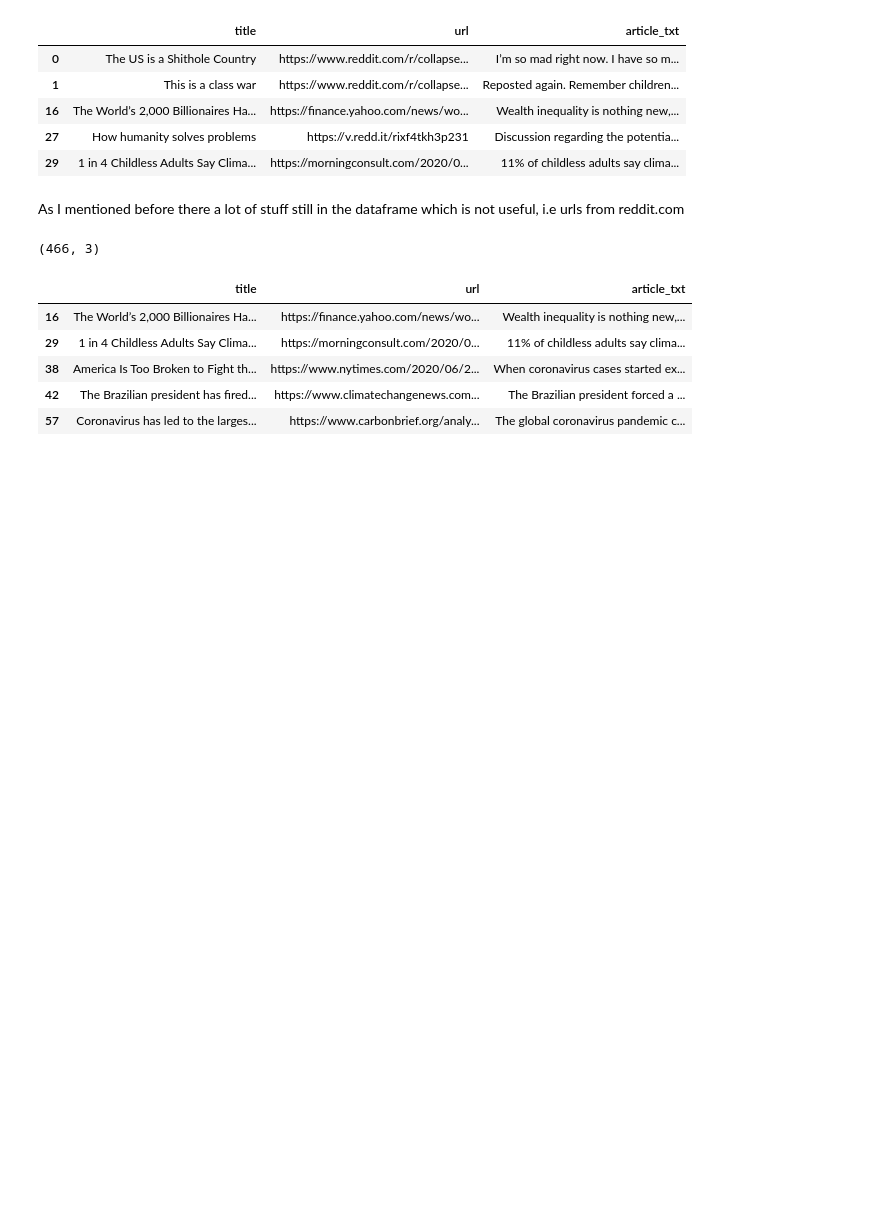
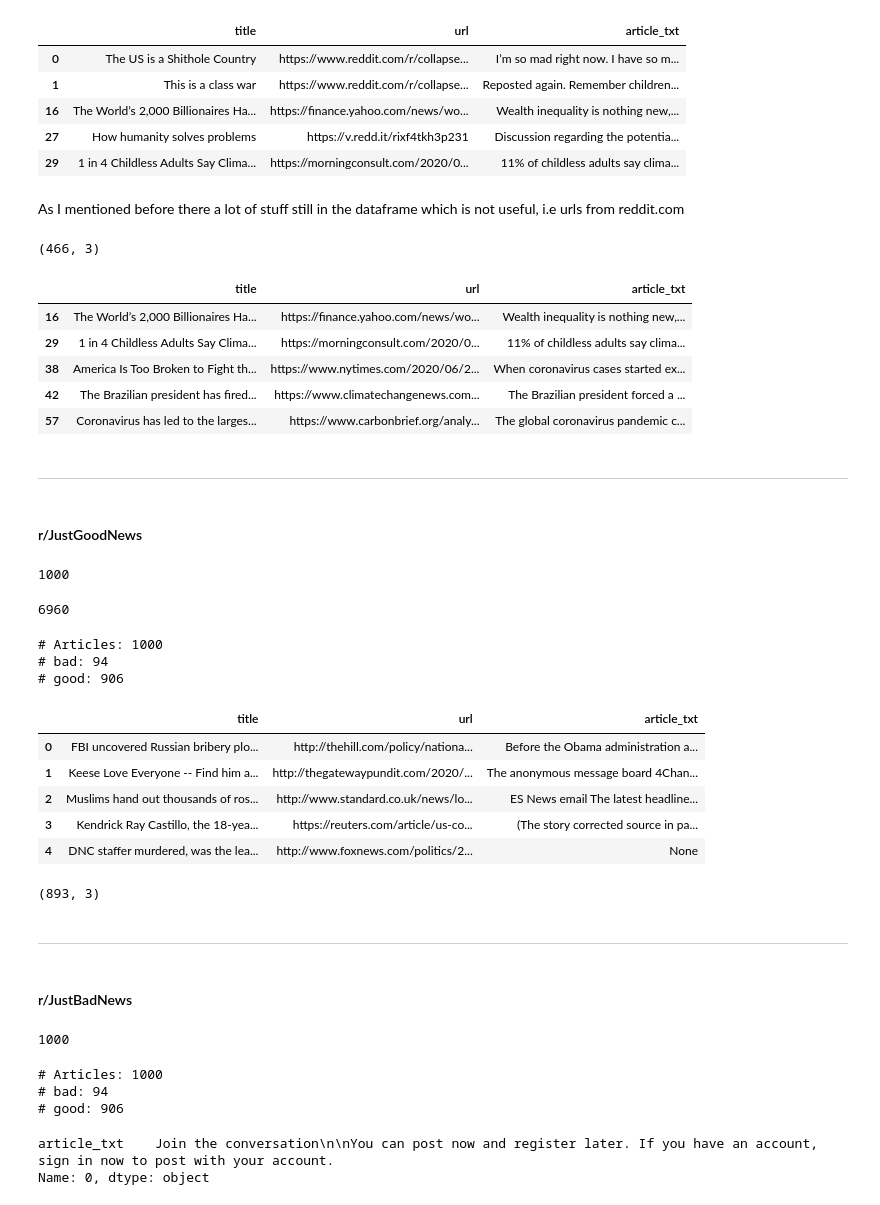
Before and after one commit to svenrr/good_news_everyone, a Jupyter notebook: Datasets/dataset_reddit/Reddit-URL-to-Article.ipynb, the cells around one changed output. Drawn from its saved outputs; the diff is of its cells as text; code cells hidden in the pictures; blank space fills up the shorter version.

```diff
--- a/Datasets/dataset_reddit/Reddit-URL-to-Article.ipynb
+++ b/Datasets/dataset_reddit/Reddit-URL-to-Article.ipynb
@@ -244,3 +251,7 @@ collapse_news.head()
 # %%
 # Safe the new/cleaned dataframe as csv
 collapse_news.to_csv("reddit_news_data/cleaned/reddit_collapse.csv", index=False)
+# %% [markdown]
+ ---
+# %% [markdown]
+#### r/JustGoodNews
@@ -246,0 +260,30 @@ collapse_news.to_csv("reddit_news_data/cleaned/reddit_collapse.csv", index=False
+# %%
+link_list = df.url.tolist()
+len(link_list)
+# %% [output]
+1000
+# %%
+get_articles(0,df.shape[0],"JustGoodNews")
+# %% [output]
+6960
+# Articles: 1000
+# bad: 94
+# good: 906
+# %%
+# Load the csv file as dataframe
+justgoodnews = pd.read_csv("reddit_news_data/justgoodnews_dataset_0_1000.csv")
+justgoodnews.head()
+# %% [output]
+|  | title | url | article_txt |
+| 0 | FBI uncovered Russian bribery plo... | http://thehill.com/policy/nationa... | Before the Obama administration a... |
+| 1 | Keese Love Everyone -- Find him a... | http://thegatewaypundit.com/2020/... | The anonymous message board 4Chan... |
+| 2 | Muslims hand out thousands of ros... | http://www.standard.co.uk/news/lo... | ES News email The latest headline... |
+| 3 | Kendrick Ray Castillo, the 18-yea... | https://reuters.com/article/us-co... | (The story corrected source in pa... |
+| 4 | DNC staffer murdered, was the lea... | http://www.foxnews.com/politics/2... | None |
+# %%
+# Drop None & NaN -> appears if the scraping was not successful
+justgoodnews.dropna(inplace=True)
+justgoodnews = justgoodnews[justgoodnews["article_txt"] != "None"]
+justgoodnews.shape
+# %% [output]
+(893, 3)
@@ -246,0 +293,4 @@ collapse_news.to_csv("reddit_news_data/cleaned/reddit_collapse.csv", index=False
+# %% [markdown]
+---
+# %% [markdown]
+#### r/JustBadNews
@@ -246,0 +299,11 @@ collapse_news.to_csv("reddit_news_data/cleaned/reddit_collapse.csv", index=False
+# %%
+link_list = df.url.tolist()
+len(link_list)
+# %% [output]
+1000
+# %%
+get_articles(0,df.shape[0],"JustBadNews")
+# %% [output]
+# Articles: 1000
+# bad: 94
+# good: 906
@@ -246,0 +313,5 @@ collapse_news.to_csv("reddit_news_data/cleaned/reddit_collapse.csv", index=False
+# %%
+justbadnews[["article_txt"]].iloc[0]
+# %% [output]
+article_txt    Join the conversation\n\nYou can post now and register later. If you have an account, sign in now to post with your account.
+Name: 0, dtype: object
```
Also changed, not shown: parts of 18 cells of this notebook.
